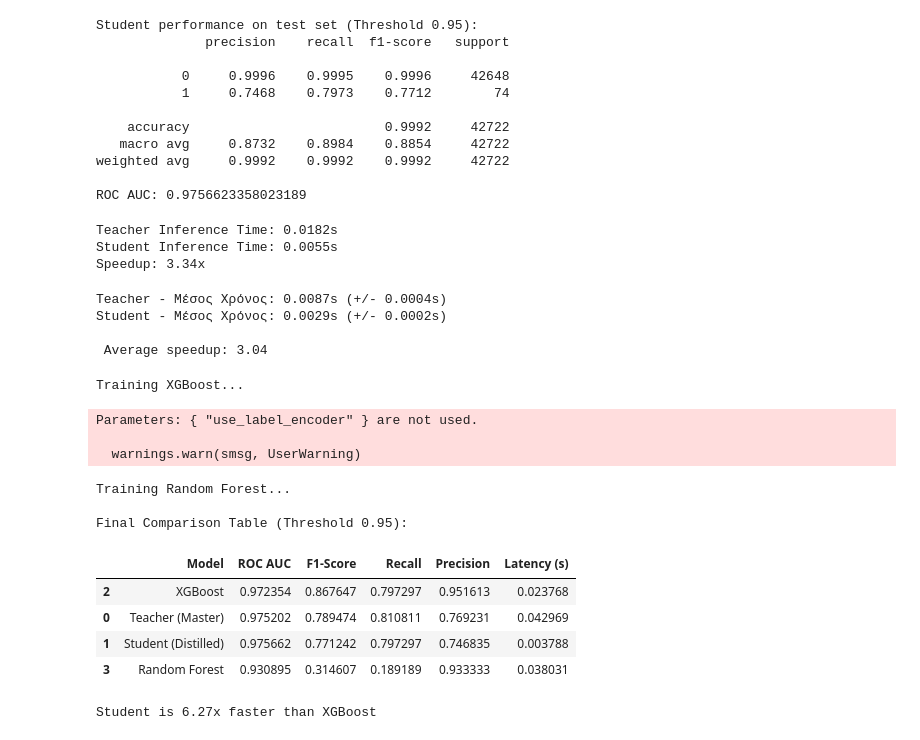
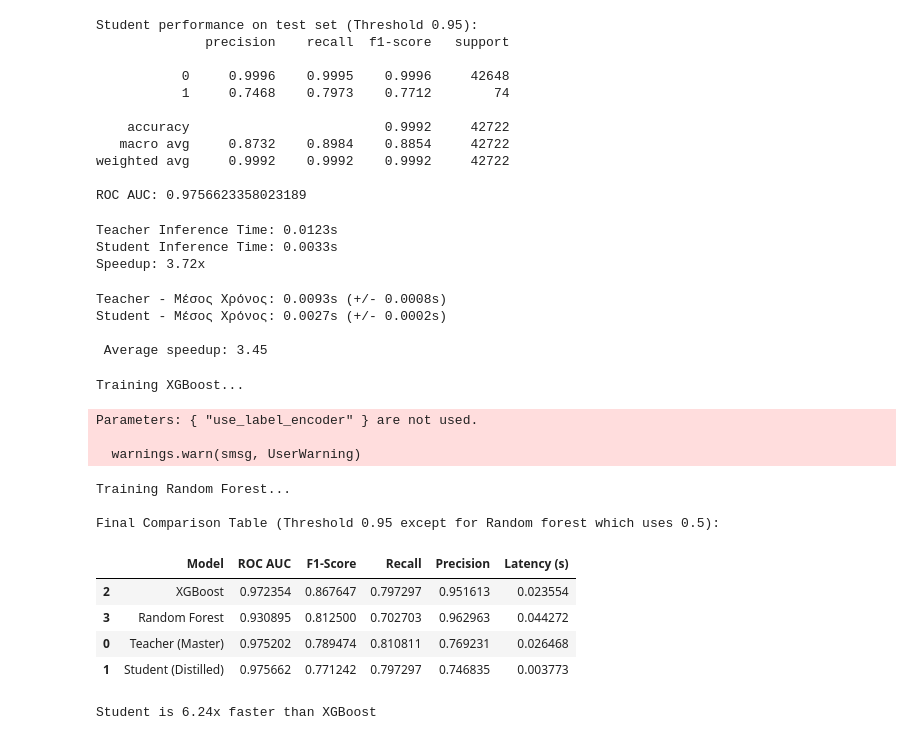
Before and after one commit to tasosbliagkos/Knowledge-Distillation-on-a-Fraud-detection-system., a Jupyter notebook: KD_code.ipynb, the cells around one changed output. Saved outputs shown, nothing was run; the diff lists cells and outputs as text; code cells hidden in the pictures.

```diff
--- a/KD_code.ipynb
+++ b/KD_code.ipynb
@@ -457,23 +439,11 @@ MLP(
 Με λιγα λογια σε αυτη τη συναρτηση βαζουμε τα θεμελια προκειμενου το μοντελο μαθητη να μη μαθαινει απλα ειναι απατη-ειναι legit και τελος. Μπαινει στη διαδικασια να δει για ποιο λογο εχει παρθει η αποφαση.
 # %%
 def loss_kd(outputs, labels, teacher_outputs, T=5.0, alpha=0.7):
-    """
-    T: Temperature (μαλακώνει τις πιθανότητες)
-    alpha: Βάρος μεταξύ του Teacher loss και του True Label loss
-    """
-    # 1. Standard Loss (Student vs Ground Truth)
-    # Χρησιμοποιούμε CrossEntropy με τα βάρη κλάσεων που είχες ορίσει
     hard_loss = F.cross_entropy(outputs, labels, weight=class_weights)
-
-    # 2. Distillation Loss (Student vs Teacher)
-    # Εφαρμόζουμε το Temperature στα logits
     soft_targets = F.log_softmax(outputs / T, dim=1)
     soft_labels = F.softmax(teacher_outputs / T, dim=1)
 
-
     distillation_loss = F.kl_div(soft_targets, soft_labels, reduction='batchmean') * (T ** 2)
-
-    # Συνδυασμός των δύο
     return alpha * distillation_loss + (1. - alpha) * hard_loss
 # %% [markdown]
 Πριν ξεκινήσει οτιδήποτε, θέτουμε τον Δάσκαλο σε eval() mode. Αυτό απενεργοποιεί το Dropout. Λέμε στην PyTorch να μην υπολογίζει κλίσεις για τον Δάσκαλο, εξοικονομώντας μνήμη, αφού ο Δάσκαλος δεν θα αλλάξει πια
@@ -565,9 +531,9 @@ print(f"Teacher Inference Time: {teacher_latency:.4f}s")
 print(f"Student Inference Time: {student_latency:.4f}s")
 print(f"Speedup: {teacher_latency / student_latency:.2f}x")
 # %% [output]
-Teacher Inference Time: 0.0182s
-Student Inference Time: 0.0055s
-Speedup: 3.34x
+Teacher Inference Time: 0.0123s
+Student Inference Time: 0.0033s
+Speedup: 3.72x
 # %%
 import numpy as np
 
@@ -595,10 +561,10 @@ avg_student = stable_benchmark(student, X_test_tensor, "Student")
 
 print(f"\n Average speedup: {avg_teacher / avg_student:.2f}")
 # %% [output]
-Teacher - Μέσος Χρόνος: 0.0087s (+/- 0.0004s)
-Student - Μέσος Χρόνος: 0.0029s (+/- 0.0002s)
+Teacher - Μέσος Χρόνος: 0.0093s (+/- 0.0008s)
+Student - Μέσος Χρόνος: 0.0027s (+/- 0.0002s)
 
- Average speedup: 3.04
+ Average speedup: 3.45
 # %%
 import time
 import torch
@@ -659,38 +625,38 @@ def full_benchmark(model, X_test, y_test, name, is_torch=False, threshold=0.95):
     return {
         "Model": name,
         "ROC AUC": auc,
         "F1-Score": f1,
         "Recall": recall,
         "Precision": precision,
         "Latency (s)": latency
     }
 results = []
 
 results.append(full_benchmark(teacher, X_test, y_test, "Teacher (Master)", is_torch=True))
 results.append(full_benchmark(student, X_test, y_test, "Student (Distilled)", is_torch=True))
 
 results.append(full_benchmark(xgb_model, X_test, y_test, "XGBoost", is_torch=False))
-results.append(full_benchmark(rf_model, X_test, y_test, "Random Forest", is_torch=False))
+results.append(full_benchmark(rf_model, X_test, y_test, "Random Forest", is_torch=False, threshold=0.5))
 
 df_final = pd.DataFrame(results)
 
-print("\nFinal Comparison Table (Threshold 0.95):")
+print("\nFinal Comparison Table (Threshold 0.95 except for Random forest which uses 0.5):")
 display(df_final.sort_values(by="F1-Score", ascending=False))
 
 xgb_latency = df_final.loc[df_final['Model'] == 'XGBoost', 'Latency (s)'].values[0]
 student_latency = df_final.loc[df_final['Model'] == 'Student (Distilled)', 'Latency (s)'].values[0]
 print(f"\nStudent is {xgb_latency / student_latency:.2f}x faster than XGBoost")
 # %% [output]
 Training XGBoost...
 Parameters: { "use_label_encoder" } are not used.
 
   warnings.warn(smsg, UserWarning)
 Training Random Forest...
 
-Final Comparison Table (Threshold 0.95):
+Final Comparison Table (Threshold 0.95 except for Random forest which uses 0.5):
 |  | Model | ROC AUC | F1-Score | Recall | Precision | Latency (s) |
-| 2 | XGBoost | 0.972354 | 0.867647 | 0.797297 | 0.951613 | 0.023768 |
-| 0 | Teacher (Master) | 0.975202 | 0.789474 | 0.810811 | 0.769231 | 0.042969 |
-| 1 | Student (Distilled) | 0.975662 | 0.771242 | 0.797297 | 0.746835 | 0.003788 |
-| 3 | Random Forest | 0.930895 | 0.314607 | 0.189189 | 0.933333 | 0.038031 |
+| 2 | XGBoost | 0.972354 | 0.867647 | 0.797297 | 0.951613 | 0.023554 |
+| 3 | Random Forest | 0.930895 | 0.812500 | 0.702703 | 0.962963 | 0.044272 |
+| 0 | Teacher (Master) | 0.975202 | 0.789474 | 0.810811 | 0.769231 | 0.026468 |
+| 1 | Student (Distilled) | 0.975662 | 0.771242 | 0.797297 | 0.746835 | 0.003773 |
-Student is 6.27x faster than XGBoost
+Student is 6.24x faster than XGBoost
```
Also changed, not shown: parts of 13 cells of this notebook.
